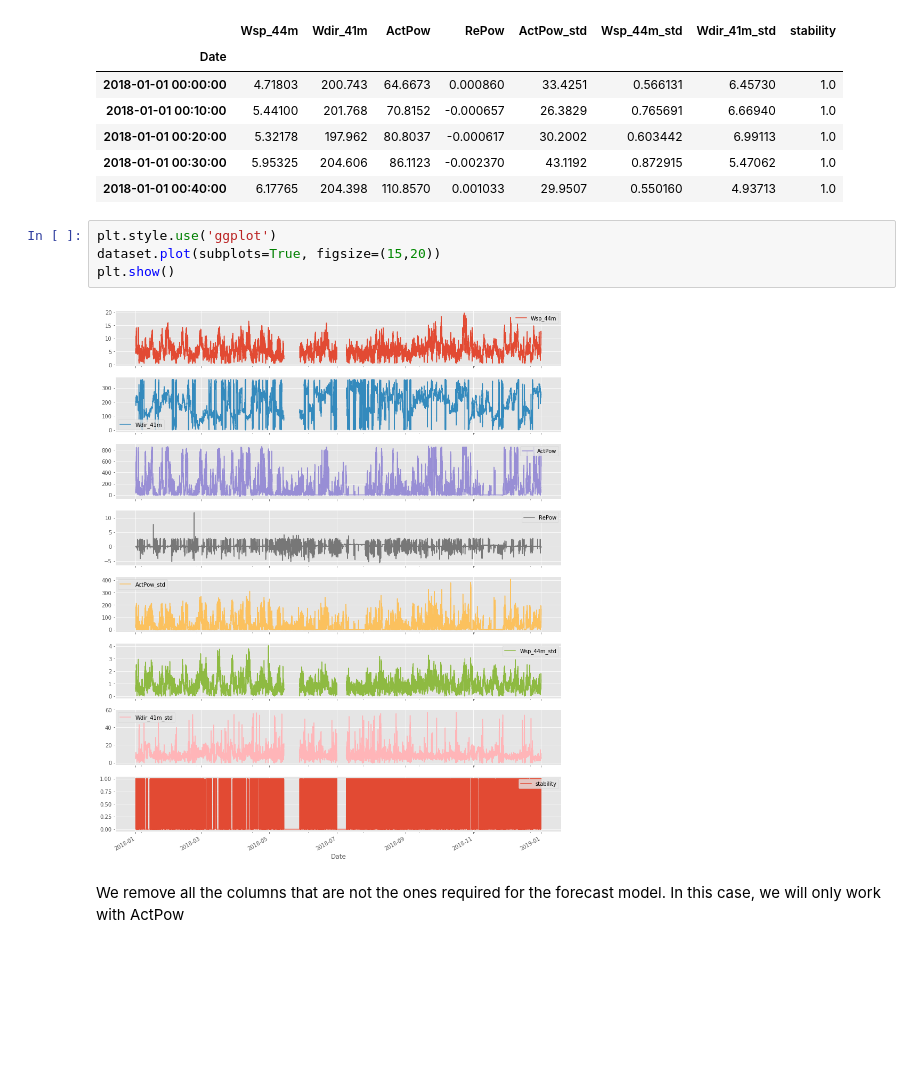
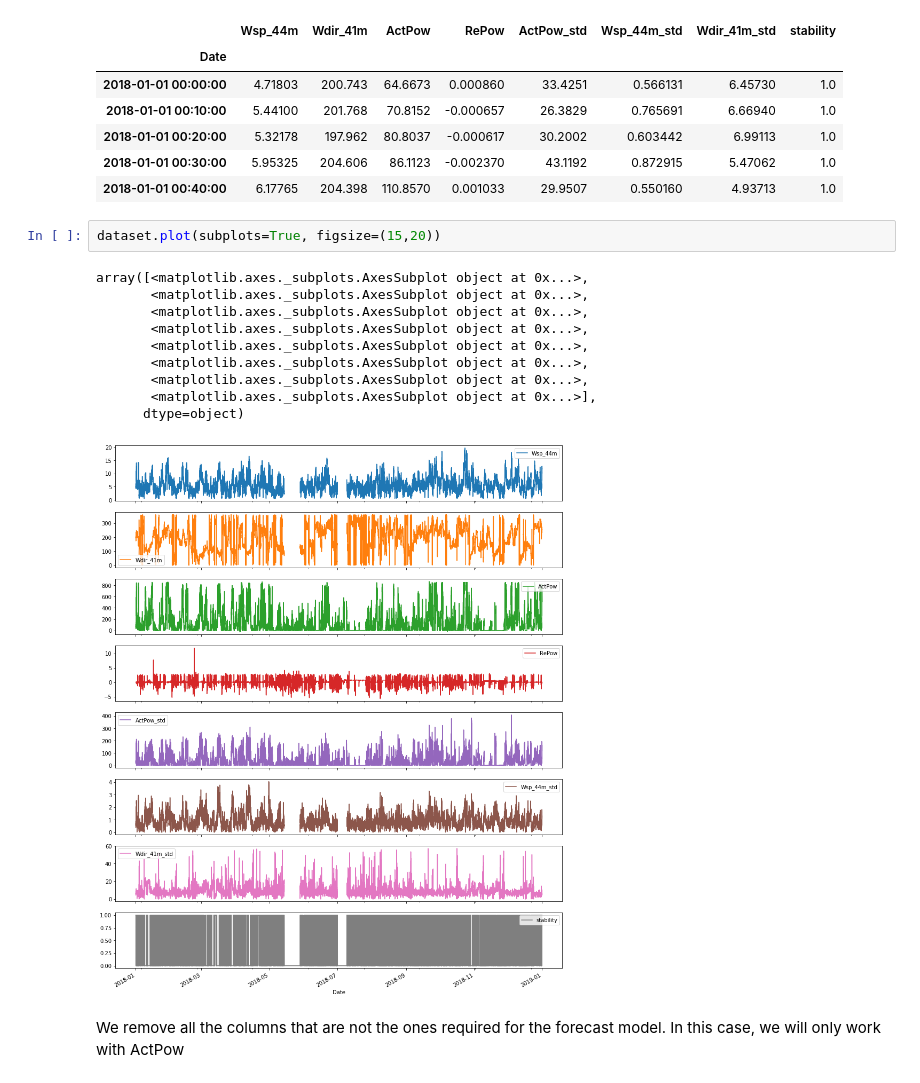
Before and after one commit to wobniarin/Ironhack_Data_Science_Workshop2019, a Jupyter notebook: IH_DS_V52_Power_Forecast.ipynb, the cells around one changed output. Cells and saved outputs as stored; diff of their text form; blank space fills up the shorter version.

```diff
--- a/IH_DS_V52_Power_Forecast.ipynb
+++ b/IH_DS_V52_Power_Forecast.ipynb
@@ -87,11 +87,18 @@ dataset.head()
 | 2018-01-01 00:30:00 | 5.95325 | 204.606 | 86.1123 | -0.002370 | 43.1192 | 0.872915 | 5.47062 | 1.0 |
 | 2018-01-01 00:40:00 | 6.17765 | 204.398 | 110.8570 | 0.001033 | 29.9507 | 0.550160 | 4.93713 | 1.0 |
 # %%
-plt.style.use('ggplot')
 dataset.plot(subplots=True, figsize=(15,20))
-plt.show()
 # %% [output]
+array([<matplotlib.axes._subplots.AxesSubplot object at 0x...>,
+       <matplotlib.axes._subplots.AxesSubplot object at 0x...>,
+       <matplotlib.axes._subplots.AxesSubplot object at 0x...>,
+       <matplotlib.axes._subplots.AxesSubplot object at 0x...>,
+       <matplotlib.axes._subplots.AxesSubplot object at 0x...>,
+       <matplotlib.axes._subplots.AxesSubplot object at 0x...>,
+       <matplotlib.axes._subplots.AxesSubplot object at 0x...>,
+       <matplotlib.axes._subplots.AxesSubplot object at 0x...>],
+      dtype=object)
-[figure, old version]
+[figure, new version]
 # %% [markdown]
 We remove all the columns that are not the ones required for the forecast model. In this case, we will only work with ActPow
 # %%
```
Also changed, not shown: parts of 11 cells of this notebook.
